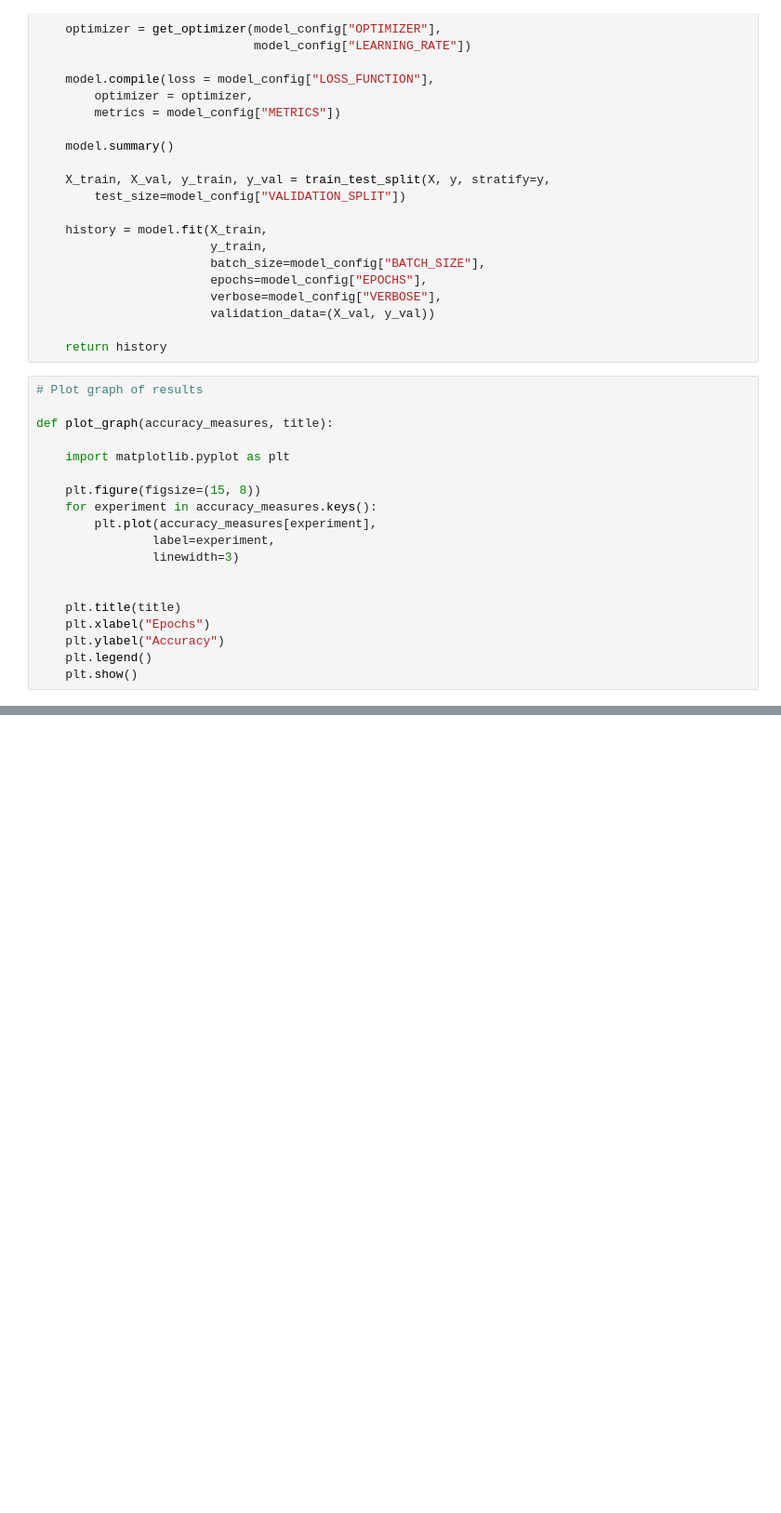
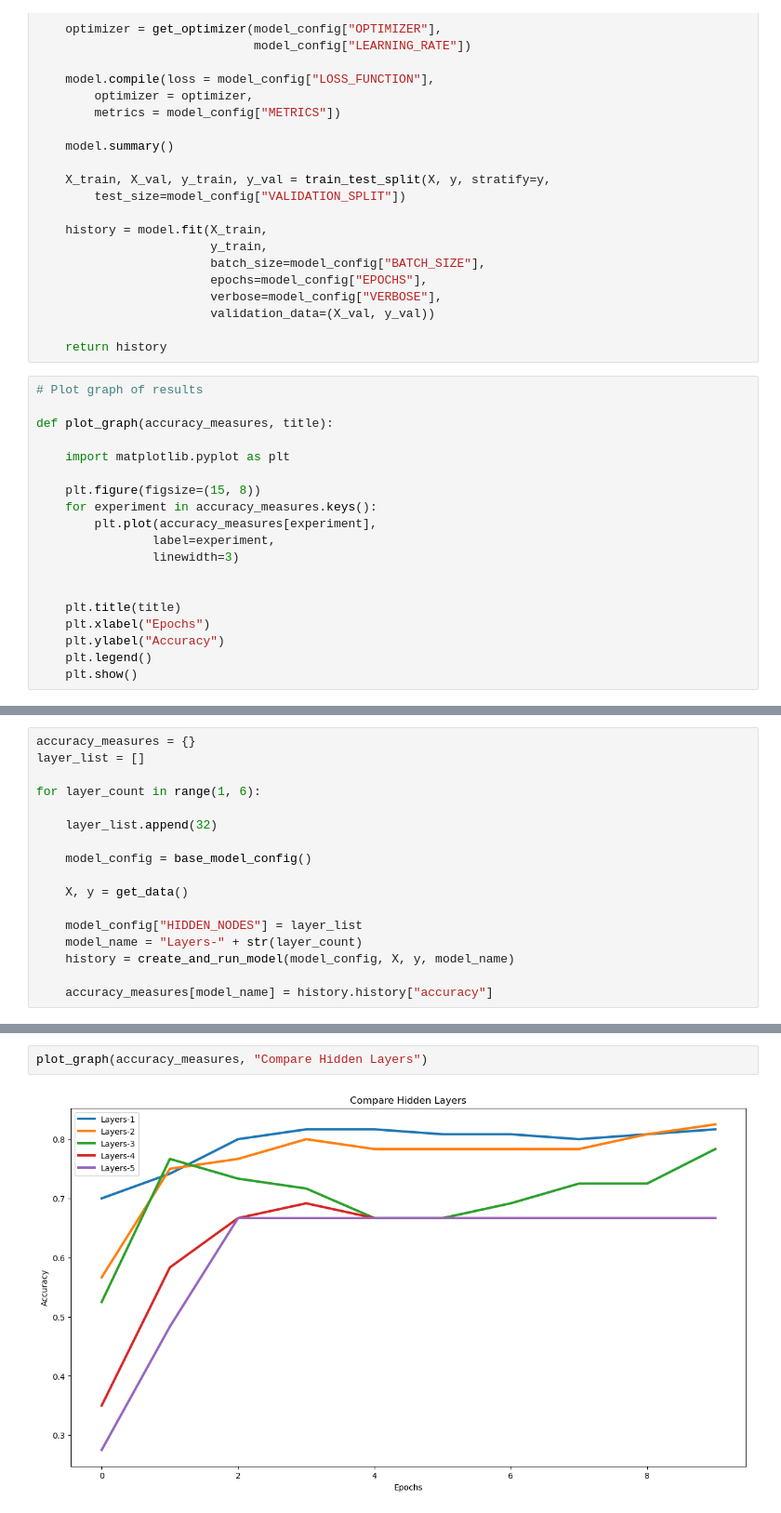
Before and after one commit to alexmacharia/model_tuning, a Jupyter notebook: 01_common_functions.ipynb, the cells around one changed output, grey strips where cells are left out. Shown at 93% size. Drawn from its saved outputs; the diff is of its cells as text; blank space fills up the shorter version.

```diff
--- a/01_common_functions.ipynb
+++ b/01_common_functions.ipynb
@@ -168,0 +171,17 @@ def plot_graph(accuracy_measures, title):
+# %%
+accuracy_measures = {}
+layer_list = []
+
+for layer_count in range(1, 6):
+
+    layer_list.append(32)
+
+    model_config = base_model_config()
+
+    X, y = get_data()
+
+    model_config["HIDDEN_NODES"] = layer_list
+    model_name = "Layers-" + str(layer_count)
+    history = create_and_run_model(model_config, X, y, model_name)
+
+    accuracy_measures[model_name] = history.history["accuracy"]
@@ -168,0 +206,4 @@ def plot_graph(accuracy_measures, title):
+# %%
+plot_graph(accuracy_measures, "Compare Hidden Layers")
+# %% [output]
+[figure, added]
```
Also changed, not shown: parts of 2 cells of this notebook.
